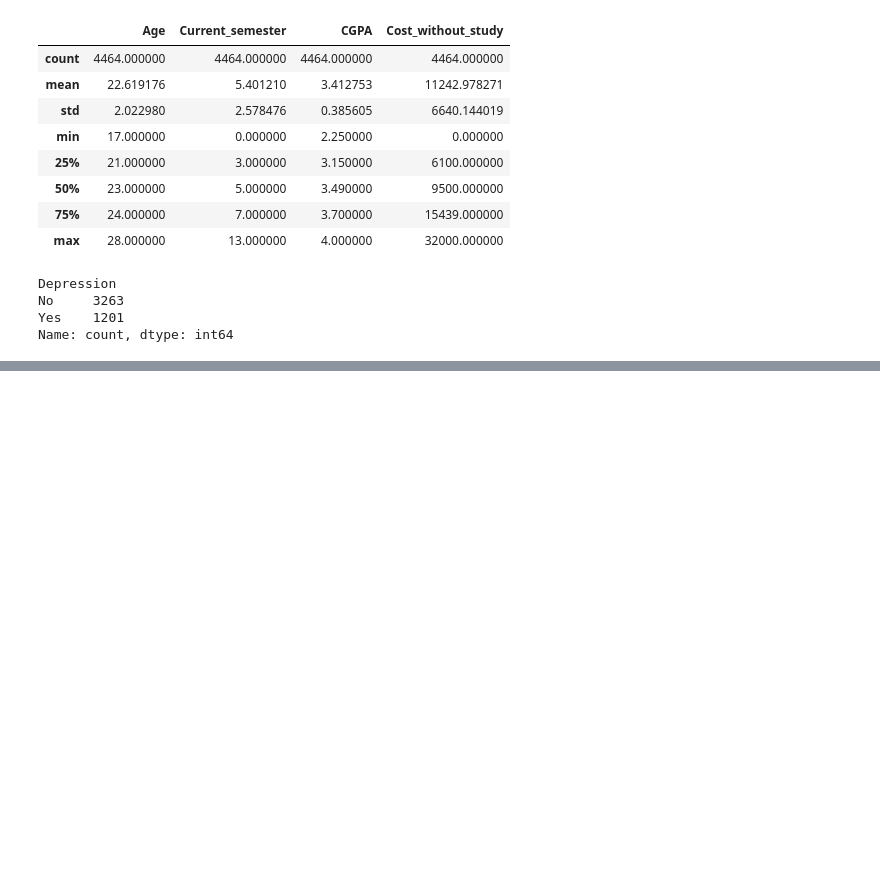
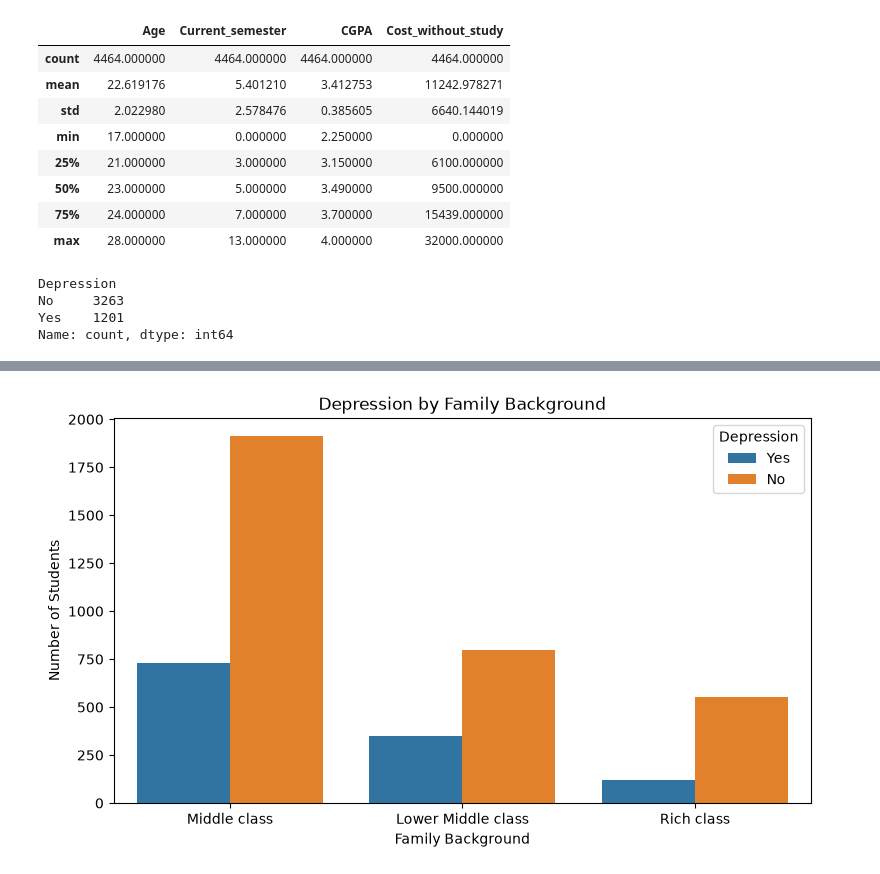
Before and after one commit to Zohra-tech/Student-Depression-Prediction, a Jupyter notebook: notebooks/Student_Depression_Analysis.ipynb, the cells around one changed output, grey strips where cells are left out. Cells and saved outputs as stored; diff of their text form; code cells hidden in the pictures; blank space fills up the shorter version.

```diff
--- a/notebooks/Student_Depression_Analysis.ipynb
+++ b/notebooks/Student_Depression_Analysis.ipynb
@@ -81,0 +129,12 @@ Name: count, dtype: int64
+# %%
+plt.figure(figsize=(9, 5))
+
+sns.countplot(data=df, x="Family_background", hue="Depression")
+
+plt.title("Depression by Family Background")
+plt.xlabel("Family Background")
+plt.ylabel("Number of Students")
+
+plt.show()
+# %% [output]
+[figure, added]
```
Also changed, not shown: parts of 7 cells of this notebook.
